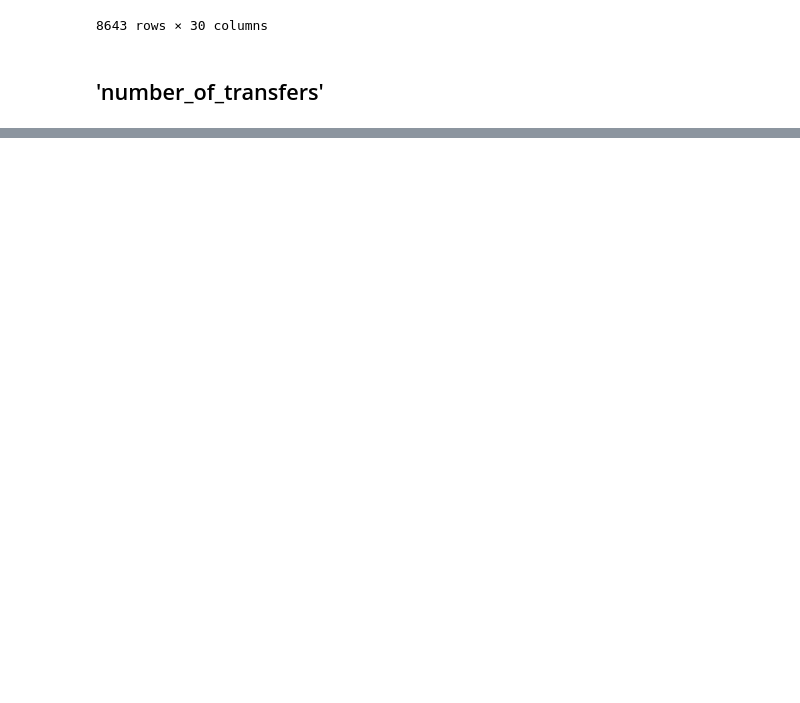
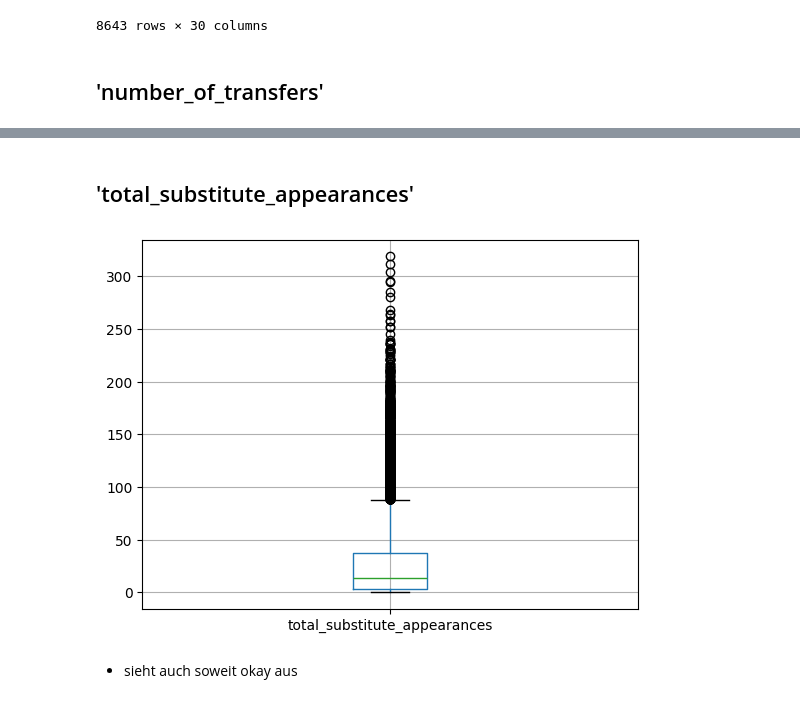
Before and after one commit to Tooonni/ADSC21, a Jupyter notebook: notebooks/02_Datenbereinigung.ipynb, the cells around one changed output, grey strips where cells are left out. Cells and saved outputs as stored; diff of their text form; code cells hidden in the pictures; blank space fills up the shorter version.

```diff
--- a/notebooks/02_Datenbereinigung.ipynb
+++ b/notebooks/02_Datenbereinigung.ipynb
@@ -571,0 +650,9 @@ players[players["market_value_in_eur"] <= 100000]
+# %% [markdown]
+## 'total_substitute_appearances'
+# %%
+players.boxplot(column="total_substitute_appearances")
+plt.show()
+# %% [output]
+[figure, added]
+# %% [markdown]
+- sieht auch soweit okay aus
```
Also changed, not shown: parts of 69 cells of this notebook, 2 other files.
